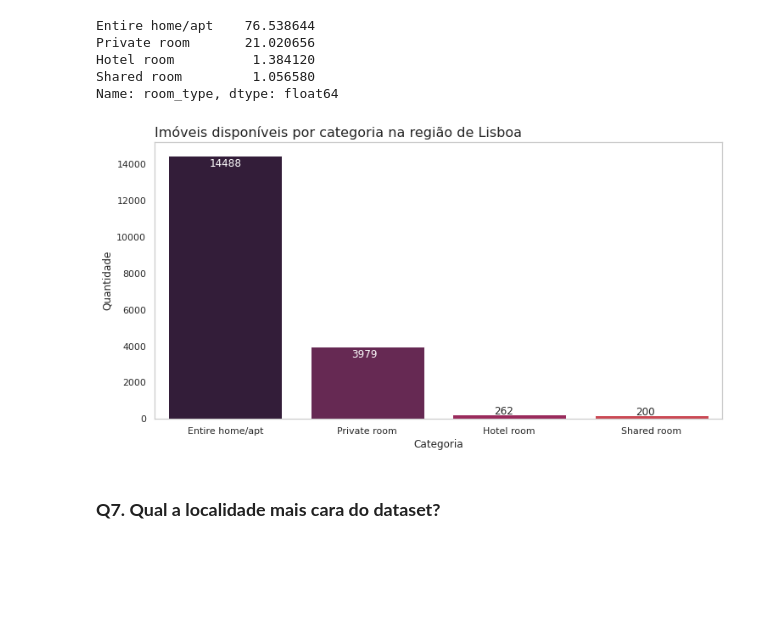
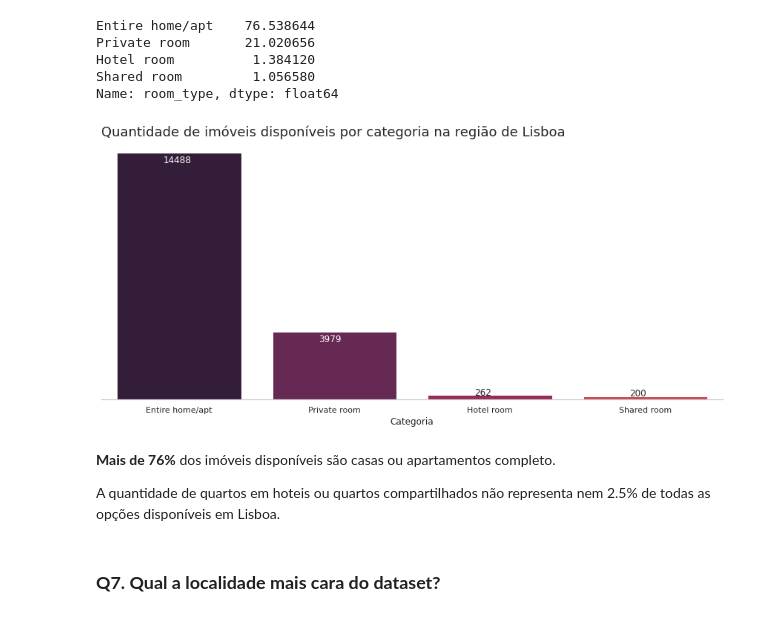
Before and after one commit to andre-almd/Analisando-os-Dados-do-Airbnb, a Jupyter notebook: Analisando_os_Dados_do_Airbnb.ipynb, the cells around one changed output. Drawn from its saved outputs; the diff is of its cells as text; code cells hidden in the pictures; blank space fills up the shorter version.

```diff
--- a/Analisando_os_Dados_do_Airbnb.ipynb
+++ b/Analisando_os_Dados_do_Airbnb.ipynb
@@ -176,15 +182,19 @@ Private room        77.758985
 Shared room        106.365000
 Name: price, dtype: float64
 # %%
-plt.figure(figsize=(12,6))
+fig, ax = plt.subplots(figsize=(12,6))
+
 ax = sns.barplot(x=preco_medio.index, y=preco_medio.values)
-plt.title('Preço médio por tipo de locação na região de Lisboa', loc='left', fontsize=16)
-plt.xlabel('Tipo de locação')
-plt.ylabel('Preço médio da diária (€)')
-plt.grid(False)
+ax.set_title('Preço médio por tipo de locação na região de Lisboa, em Euro (€)', loc='left', fontsize=18)
+ax.set_xlabel('Tipo de locação')
+ax.spines['right'].set_visible(False)
+ax.spines['top'].set_visible(False)
+ax.spines['left'].set_visible(False)
+ax.tick_params(labelleft = False)
+ax.grid(False)
 
 for i in range(preco_medio.values.shape[0]):
   ax.text(i-.11, preco_medio.values[i]-10, f'€{round(preco_medio.values[i], 2)}', fontsize=12, color='white')
 
-plt.show()
+plt.tight_layout()
 # %% [output]
@@ -261,21 +275,31 @@ Shared room         1.056580
 Name: room_type, dtype: float64
 # %%
 qt_room = df.room_type.value_counts()
-plt.figure(figsize=(12,6))
+
+fig, ax = plt.subplots(figsize=(12,6))
 ax = sns.barplot(x=qt_room.index, y=qt_room.values)
-plt.title('Imóveis disponíveis por categoria na região de Lisboa', loc='left', fontsize=16)
-plt.xlabel('Categoria')
-plt.ylabel('Quantidade')
-plt.grid(False)
+
+ax.set_title('Quantidade de imóveis disponíveis por categoria na região de Lisboa', loc='left', fontsize=18)
+ax.set_xlabel('Categoria')
+#ax.set_ylabel('Quantidade')
+ax.spines['right'].set_visible(False)
+ax.spines['top'].set_visible(False)
+ax.spines['left'].set_visible(False)
+ax.tick_params(labelleft = False)
+ax.grid(False)
 
 for i in range(qt_room.values.shape[0]-2):
-  ax.text(i-.11, qt_room.values[i]-600, f'{round(qt_room.values[i], 2)}', fontsize=12, color='white')
+  ax.text(i-.1, qt_room.values[i]-600, f'{round(qt_room.values[i], 2)}', fontsize=12, color='white')
 for i in range(2, qt_room.values.shape[0]):
-  ax.text(i-.11, qt_room.values[i], f'{round(qt_room.values[i], 2)}', fontsize=12)
+  ax.text(i-.1, qt_room.values[i], f'{round(qt_room.values[i], 2)}', fontsize=12)
 
-plt.show()
+plt.tight_layout()
 # %% [output]
-[figure, old version]
+[figure, new version]
+# %% [markdown]
+**Mais de 76%** dos imóveis disponíveis são casas ou apartamentos completo.
+
+A quantidade de quartos em hoteis ou quartos compartilhados não representa nem 2.5% de todas as opções disponíveis em Lisboa.
 # %% [markdown]
 ### **Q7. Qual a localidade mais cara do dataset?**
 # %%
```
Also changed, not shown: parts of 37 cells of this notebook.
